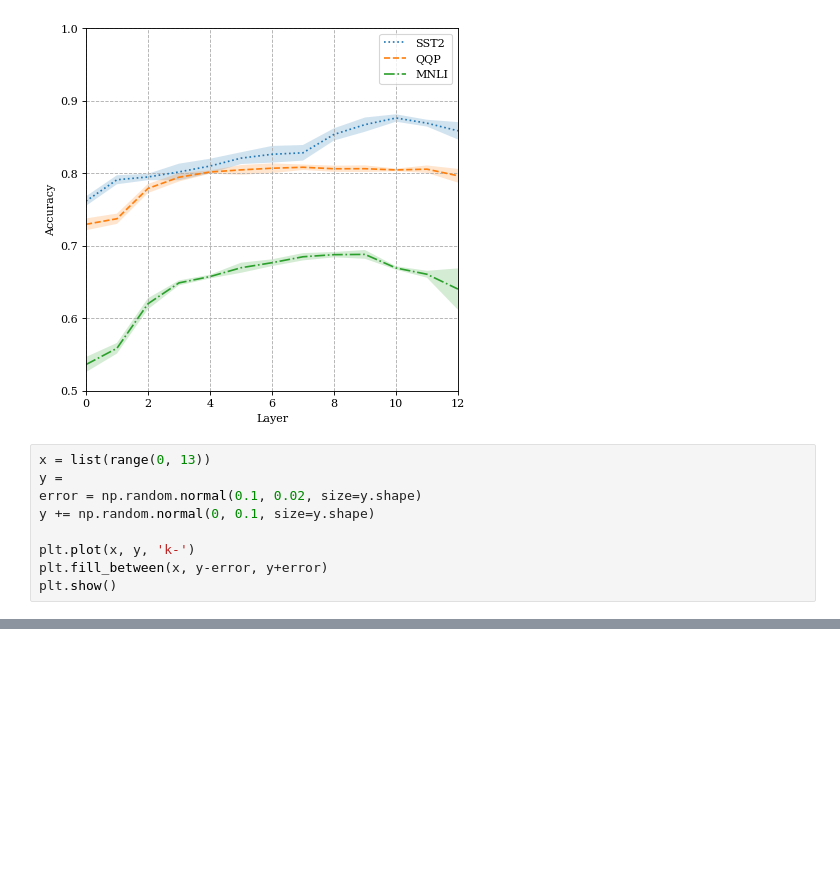
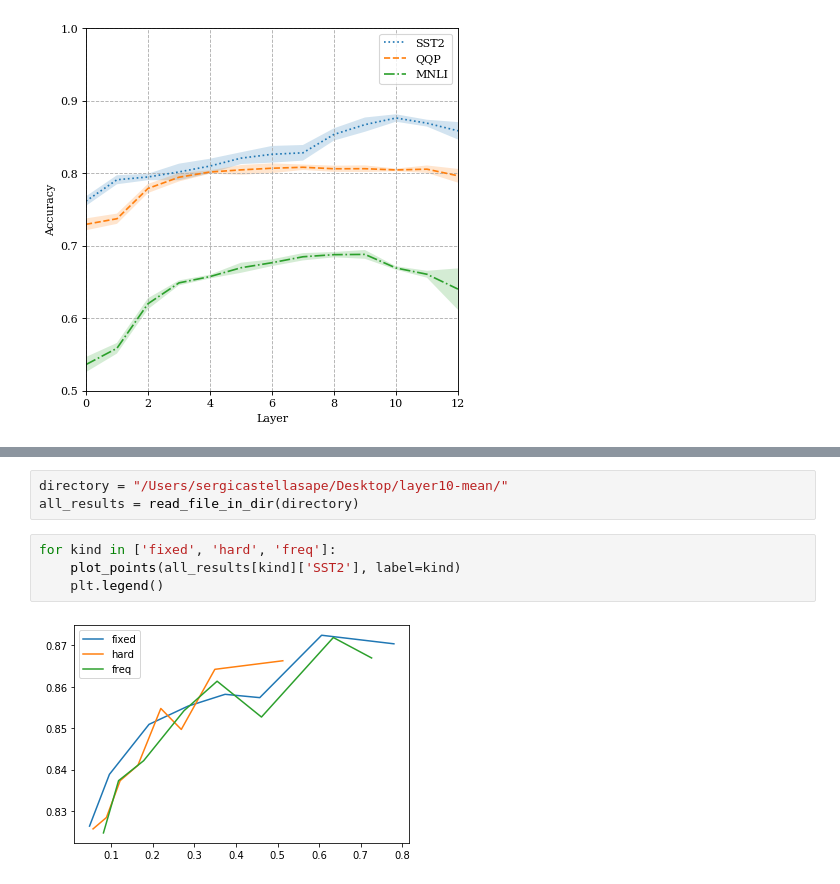
Before and after one commit to sergicastellasape/semantic-compression, a Jupyter notebook: plotting_figures.ipynb, the cells around one changed output, grey strips where cells are left out. Drawn from its saved outputs; the diff is of its cells as text; blank space fills up the shorter version.

Commit message:
updated notebook for figures

```diff
--- a/plotting_figures.ipynb
+++ b/plotting_figures.ipynb
@@ -47,12 +47,3 @@ fig.axes[0].set_ylim([0.5, 1.0])
 plt.savefig('figures/test.png')
 # %% [output]
 [figure]
-# %%
-x = list(range(0, 13))
-y =
-error = np.random.normal(0.1, 0.02, size=y.shape)
-y += np.random.normal(0, 0.1, size=y.shape)
-
-plt.plot(x, y, 'k-')
-plt.fill_between(x, y-error, y+error)
-plt.show()
@@ -67,0 +94,9 @@ D = defaultdict(lambda: [])
+# %%
+directory = "/Users/sergicastellasape/Desktop/layer10-mean/"
+all_results = read_file_in_dir(directory)
+# %%
+for kind in ['fixed', 'hard', 'freq']:
+    plot_points(all_results[kind]['SST2'], label=kind)
+    plt.legend()
+# %% [output]
+[figure, added]
```
Also changed, not shown: parts of 6 cells of this notebook.
